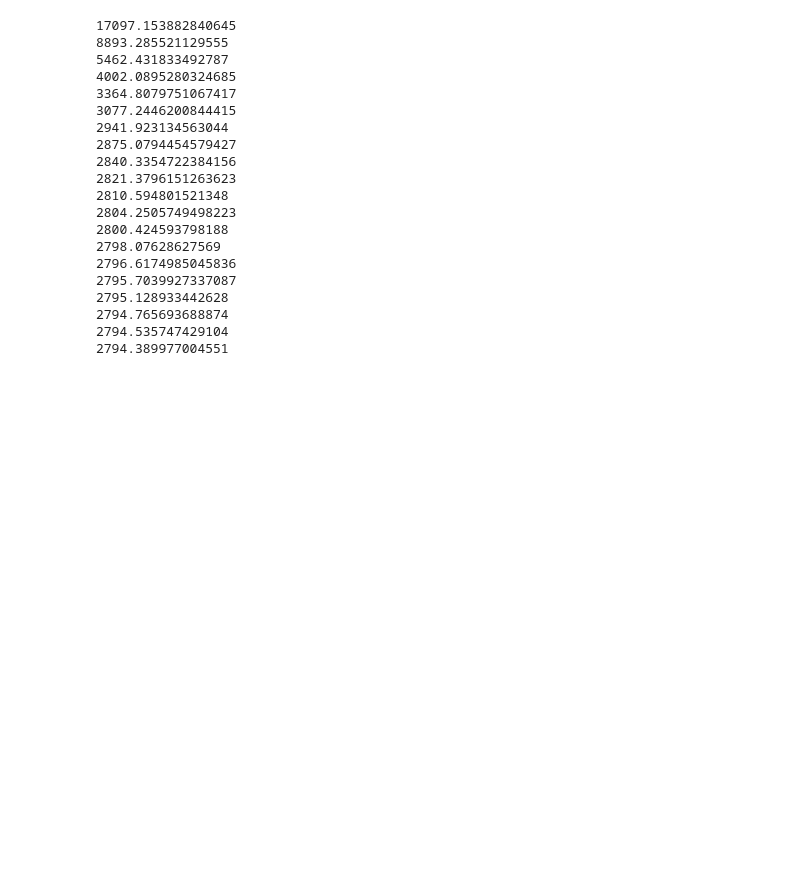
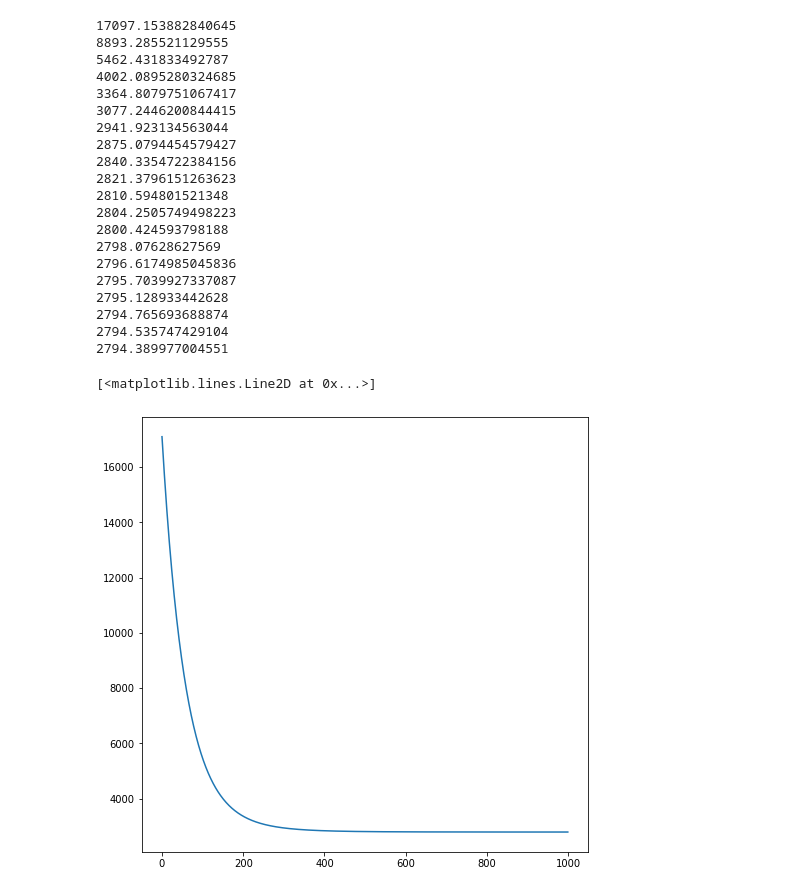
Before and after one commit to chris78rey/pruebas_profundo, a Jupyter notebook: CAPITULO 02 -LINEAR REGRESSION.ipynb, the cells around one changed output. Cells and saved outputs as stored; diff of their text form; code cells hidden in the pictures; blank space fills up the shorter version.

```diff
--- a/CAPITULO 02.ipynb
+++ b/CAPITULO 02 -LINEAR REGRESSION.ipynb
@@ -186,3 +186,8 @@ error_list=linear_regression(X,y,lr, epoch)
 2794.765693688874
 2794.535747429104
 2794.389977004551
+# %%
+plt.plot(error_list)
+# %% [output]
+[<matplotlib.lines.Line2D at 0x...>]
+[figure, added]
```
Also changed, not shown: 2 other files.
